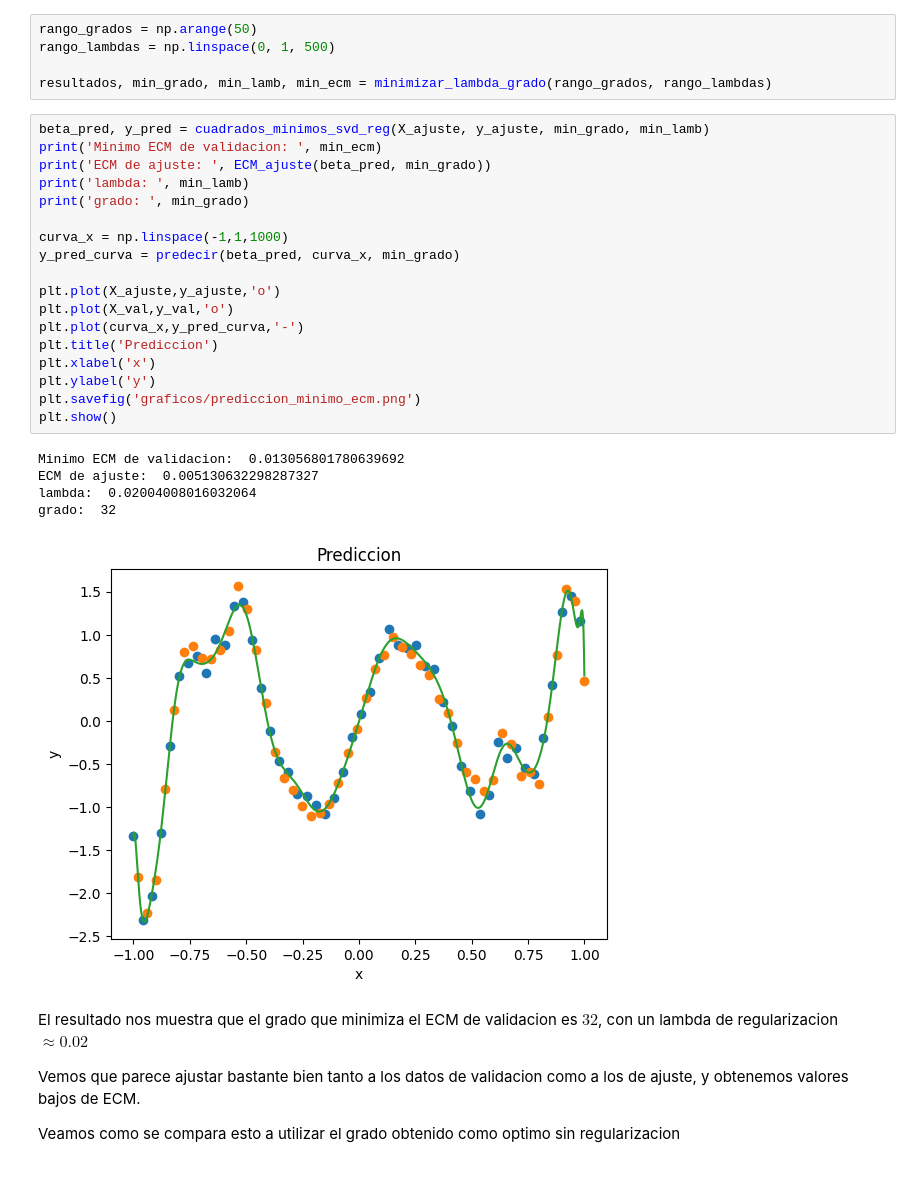
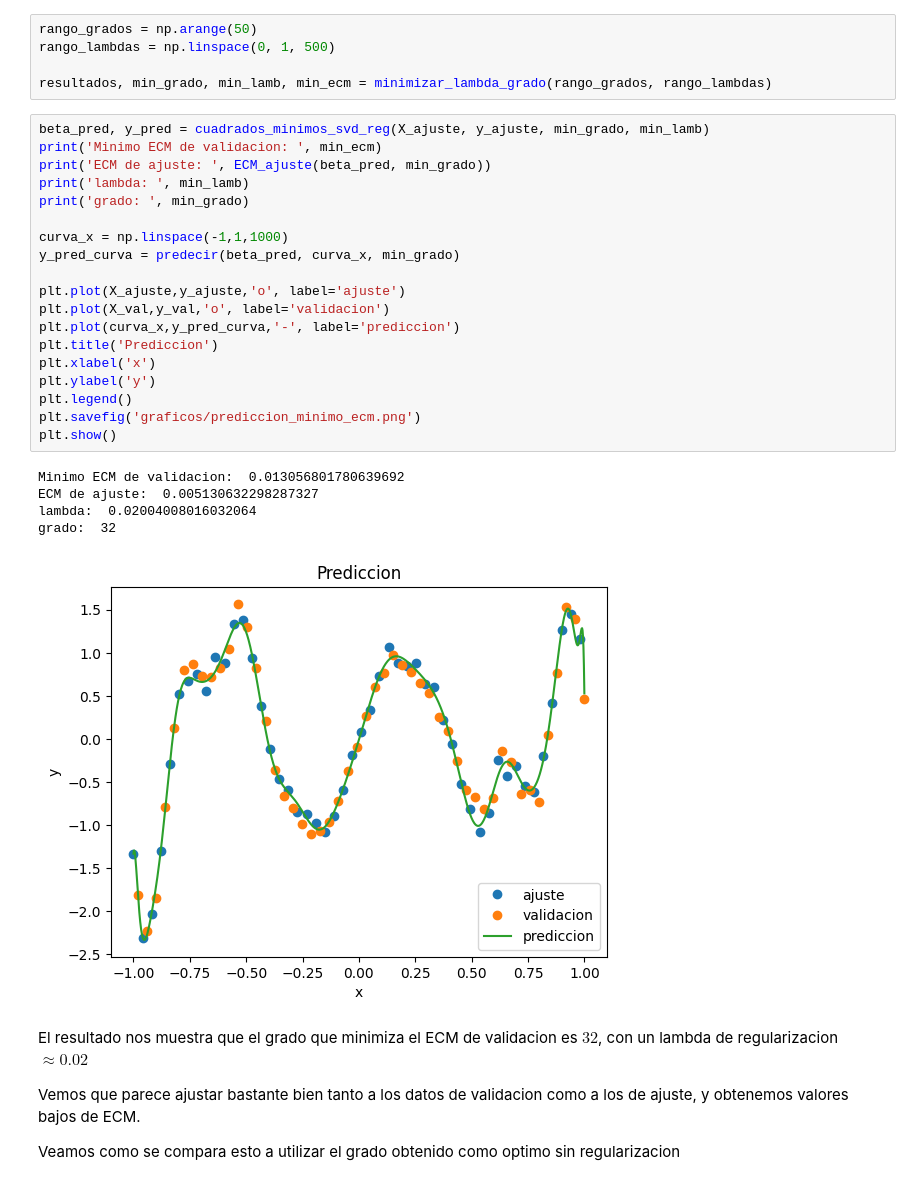
Before and after one commit to vRaphiel/Metodos-Numericos-TP3, a Jupyter notebook: algoritmos.ipynb, the cells around one changed output. Cells and saved outputs as stored; diff of their text form.

Commit message:
fix: agrega legend a grafico de prediccion

```diff
--- a/algoritmos.ipynb
+++ b/algoritmos.ipynb
@@ -156,27 +156,28 @@ resultados, min_grado, min_lamb, min_ecm = minimizar_lambda_grado(rango_grados,
 # %%
 beta_pred, y_pred = cuadrados_minimos_svd_reg(X_ajuste, y_ajuste, min_grado, min_lamb)
 print('Minimo ECM de validacion: ', min_ecm)
 print('ECM de ajuste: ', ECM_ajuste(beta_pred, min_grado))
 print('lambda: ', min_lamb)
 print('grado: ', min_grado)
 
 curva_x = np.linspace(-1,1,1000)
 y_pred_curva = predecir(beta_pred, curva_x, min_grado)
 
-plt.plot(X_ajuste,y_ajuste,'o')
-plt.plot(X_val,y_val,'o')
-plt.plot(curva_x,y_pred_curva,'-')
+plt.plot(X_ajuste,y_ajuste,'o', label='ajuste')
+plt.plot(X_val,y_val,'o', label='validacion')
+plt.plot(curva_x,y_pred_curva,'-', label='prediccion')
 plt.title('Prediccion')
 plt.xlabel('x')
 plt.ylabel('y')
+plt.legend()
 plt.savefig('graficos/prediccion_minimo_ecm.png')
 plt.show()
 # %% [output]
 Minimo ECM de validacion:  0.013056801780639692
 ECM de ajuste:  0.005130632298287327
 lambda:  0.02004008016032064
 grado:  32
-[figure, old version]
+[figure, new version]
 # %% [markdown]
 El resultado nos muestra que el grado que minimiza el ECM de validacion es $32$, con un lambda de regularizacion $\approx 0.02$
 
```
Also changed, not shown: 1 other file.
